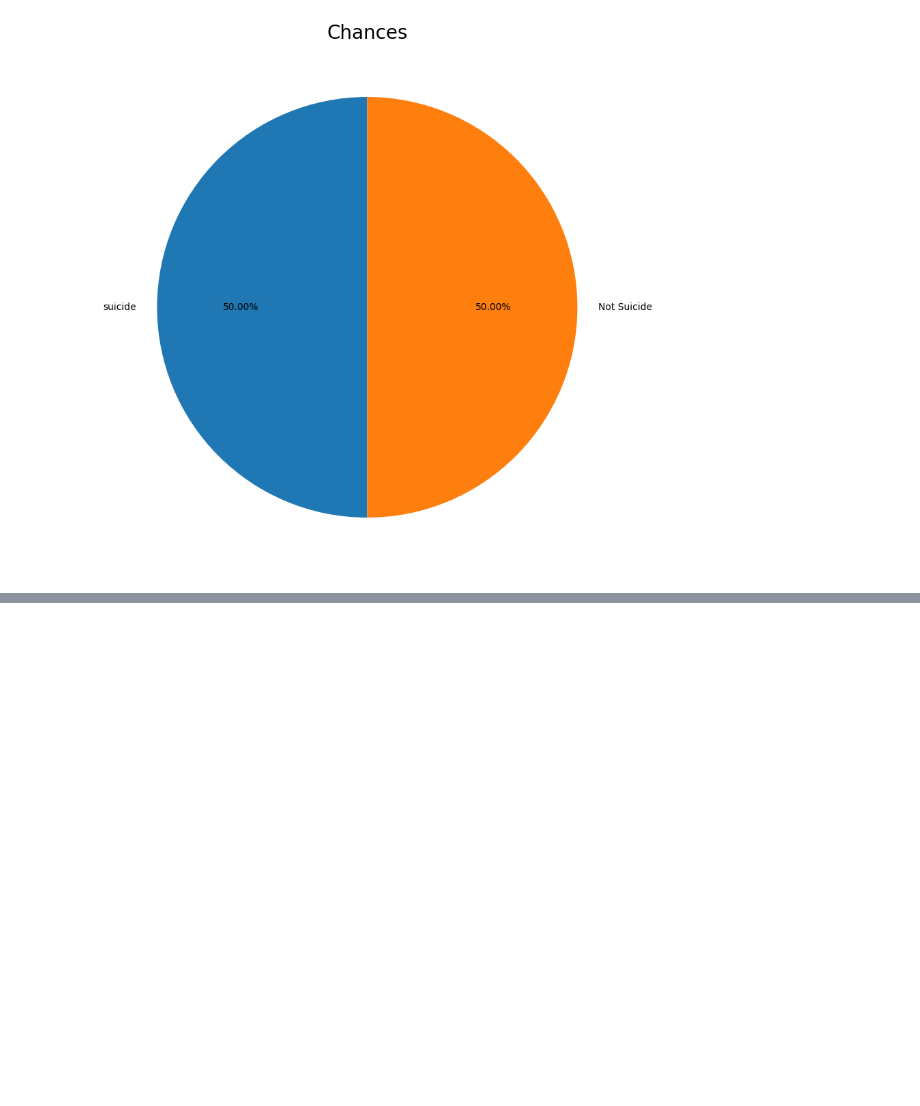
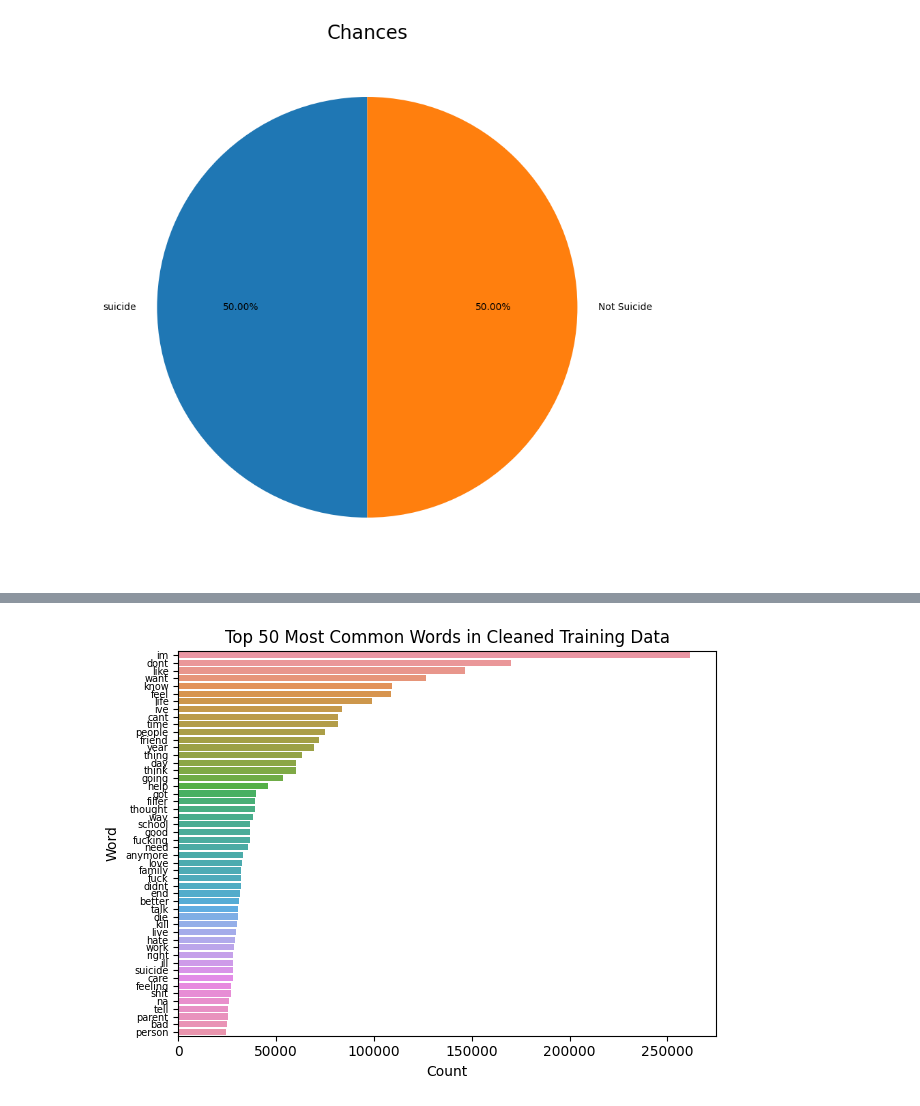
Before and after one commit to SamanthaGuillemette/SOEN471-PROJECT, a Jupyter notebook: TestFile.ipynb, the cells around one changed output, grey strips where cells are left out. Cells and saved outputs as stored; diff of their text form; code cells hidden in the pictures; blank space fills up the shorter version.

```diff
--- a/TestFile.ipynb
+++ b/TestFile.ipynb
@@ -69,0 +93,28 @@ cleaned_test_text,test_text_length=clean_text(test_data.text.compute())
+# %%
+# Join all cleaned texts into one long string
+all_text = ' '.join(cleaned_train_text)
+
+# Tokenize the text using NLTK
+words = nltk.tokenize.word_tokenize(all_text)
+
+# Lemmatize the words using NLTK's WordNetLemmatizer
+lemmatizer = nltk.stem.WordNetLemmatizer()
+words = [lemmatizer.lemmatize(word) for word in words]
+
+# Compute the frequency of each word using NLTK's FreqDist function
+word_freq = nltk.FreqDist(words)
+
+# Extract the 50 most common words
+top_words = word_freq.most_common(50)
+
+# Create a bar plot of the top 50 words using Seaborn
+sns.barplot(x=[word[1] for word in top_words], y=[word[0] for word in top_words])
+plt.title('Top 50 Most Common Words in Cleaned Training Data')
+plt.xlabel('Count')
+plt.ylabel('Word')
+plt.yticks(fontsize=8)
+plt.gca().tick_params(axis='y', which='major', labelsize=7)
+plt.tight_layout()
+plt.show()
+# %% [output]
+[figure, added]
```
Also changed, not shown: parts of 2 cells of this notebook.
